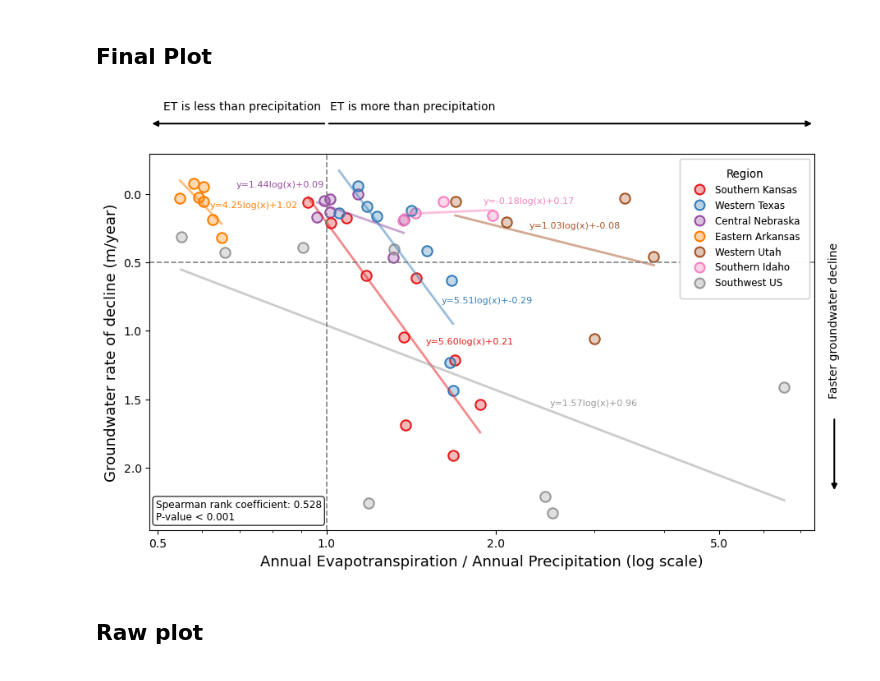
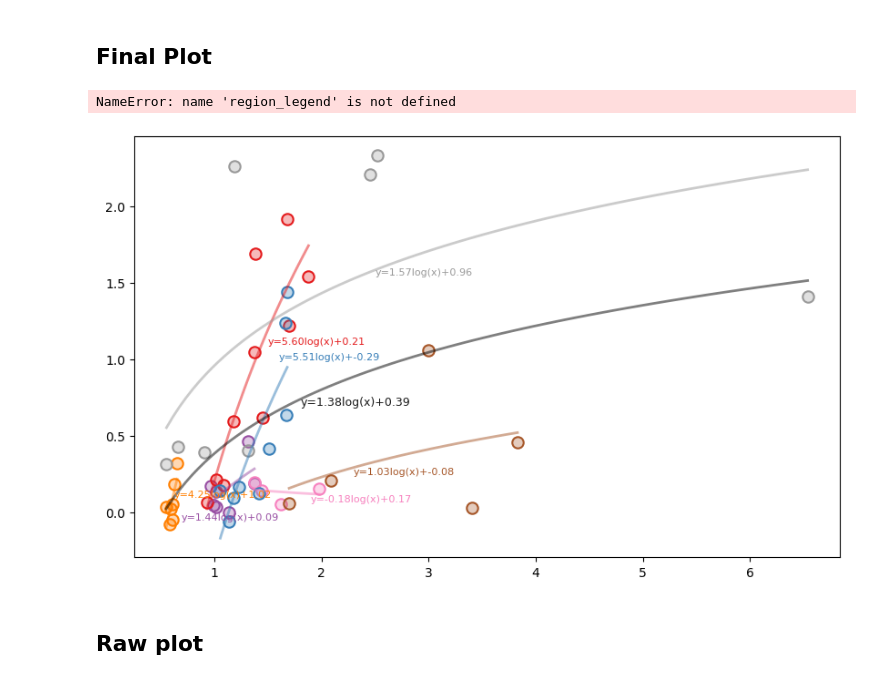
Before and after one commit to meds-AridGW/ET_GW_analysis_workflow, a Jupyter notebook: data_viz/data_visualization.ipynb, the cells around one changed output. Cells and saved outputs as stored; diff of their text form; code cells hidden in the pictures.

```diff
--- a/data_viz/data_visualization.ipynb
+++ b/data_viz/data_visualization.ipynb
@@ -46,7 +46,7 @@ color_map = {r: colors(i) for i, r in enumerate(regions)}
 
 # Define manual label positions for regression equation text
 label_positions = { "Southern Kansas": (1.5, 1.1),
-                   "Western Texas": (1.6, 0.8),
+                   "Western Texas": (1.6, 1),
                    "Central Nebraska": (0.69, -0.05),
                    "Eastern Arkansas": (.62, 0.1),
                    "Western Utah": (2.3, 0.25),
@@ -99,6 +99,47 @@ for region, group in site_summary.groupby("region"):
         pos = label_positions.get(region, default_pos)
         ax.text(pos[0], pos[1], f"y={slope:.2f}log(x)+{intercept:.2f}",
                 color=base_color, fontsize=8)
+
+
+# Trend line for all data points
+all_x = site_summary["et_precip_ratio"].values
+all_y = site_summary["gw_trend_m_per_yr"].values
+# Log transform x
+log_all_x = np.log10(all_x)
+# Remove invalid values
+mask_all = np.isfinite(log_all_x) & np.isfinite(all_y)
+log_all_x = log_all_x[mask_all]
+all_y = all_y[mask_all]
+all_x = all_x[mask_all]
+# Fit regression
+slope_all, intercept_all = np.polyfit(log_all_x, all_y, 1)
+
+# Add overall regression equation label
+overall_xpos = np.median(all_x)
+overall_ypos = slope_all * np.log10(overall_xpos) + intercept_all
+
+# Add overall regression equation label (manual position)
+overall_label_pos = (1.8, .7)   # <--- EDIT THIS LIKE YOUR REGION POSITIONS
+
+ax.text(
+    overall_label_pos[0],
+    overall_label_pos[1],
+    f"y={slope_all:.2f}log(x)+{intercept_all:.2f}",
+    color="black",
+    fontsize=9,
+    alpha = 0.9
+)
+
+
+# Generate line
+x_line_all = np.linspace(min(all_x), max(all_x), 100)
+y_line_all = slope_all * np.log10(x_line_all) + intercept_all
+
+ax.plot(x_line_all, y_line_all, color='black', linewidth=2, linestyle='-', label='Overall trend', alpha=0.5)
+ax.legend(handles=region_legend + [Line2D([0], [0], color='black', linewidth=2, alpha=0.5, label='Overall trend')],
+          title="Region", loc="upper right", fontsize=8.5, title_fontsize=9.5,
+          borderpad=1, labelspacing=0.5, handletextpad=0.6)
+
 
 # Set axis labels and invert Y axis for interpretation
 ax.set_xlabel("Annual Evapotranspiration / Annual Precipitation (log scale)", fontsize=13)
@@ -178,34 +219,35 @@ region_legend = [
 # Add legend to plot
 legend1 = ax.legend(handles=region_legend,
                     title="Region",
                     loc="upper right",
                     fontsize=8.5,
                     title_fontsize=9.5,
                     borderpad=1,
                     labelspacing=0.5,
                     handletextpad=0.6)
 
 ax.add_artist(legend1)
 
 # Set x axis to Log scale
 ax.set_xscale('log')
 
 # Define custom X axis ticks
 ax.set_xticks([0.5, 1, 2, 5])
 ax.xaxis.set_major_formatter(ticker.ScalarFormatter())
 
 # Add spearman correlation text box
 ax.text(0.009, 0.02, "Spearman rank coefficient: 0.528\nP-value < 0.001",
         transform=ax.transAxes, fontsize=8.7,
         verticalalignment='bottom',
         bbox=dict(boxstyle='round', facecolor='white', alpha=0.8))
 
 # Adjust layout for better spacing
 plt.tight_layout()
 plt.subplots_adjust(right=0.88)  # make room for right side arrow
 plt.show()
 # %% [output]
+NameError: name 'region_legend' is not defined
-[figure, old version]
+[figure, new version]
 # %% [markdown]
 ## Raw plot
 # %%
```
Also changed, not shown: parts of 5 cells of this notebook, 14 other files.
